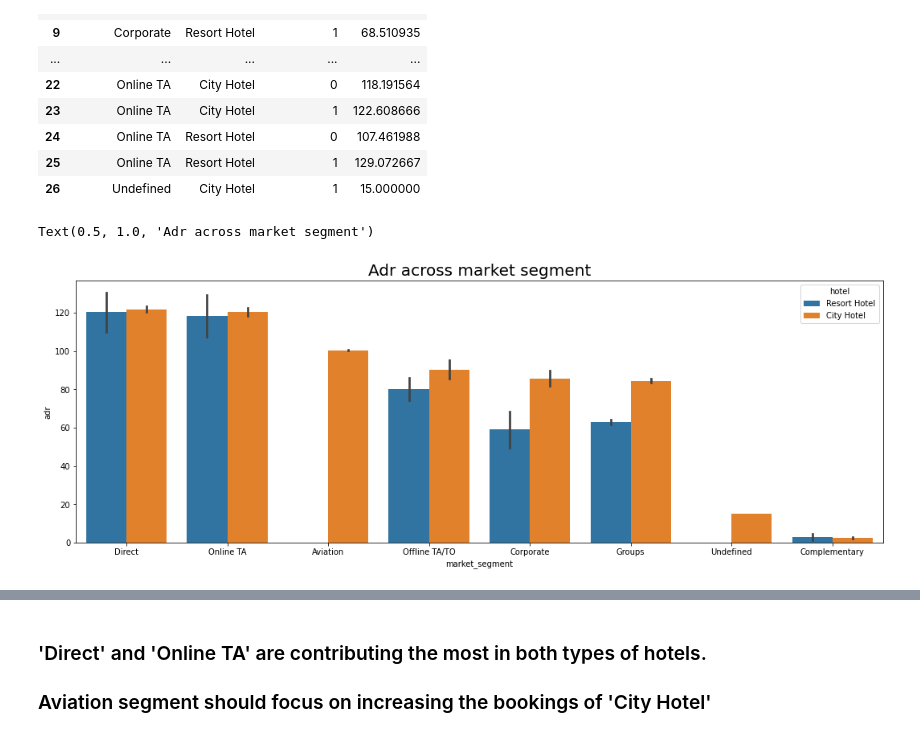
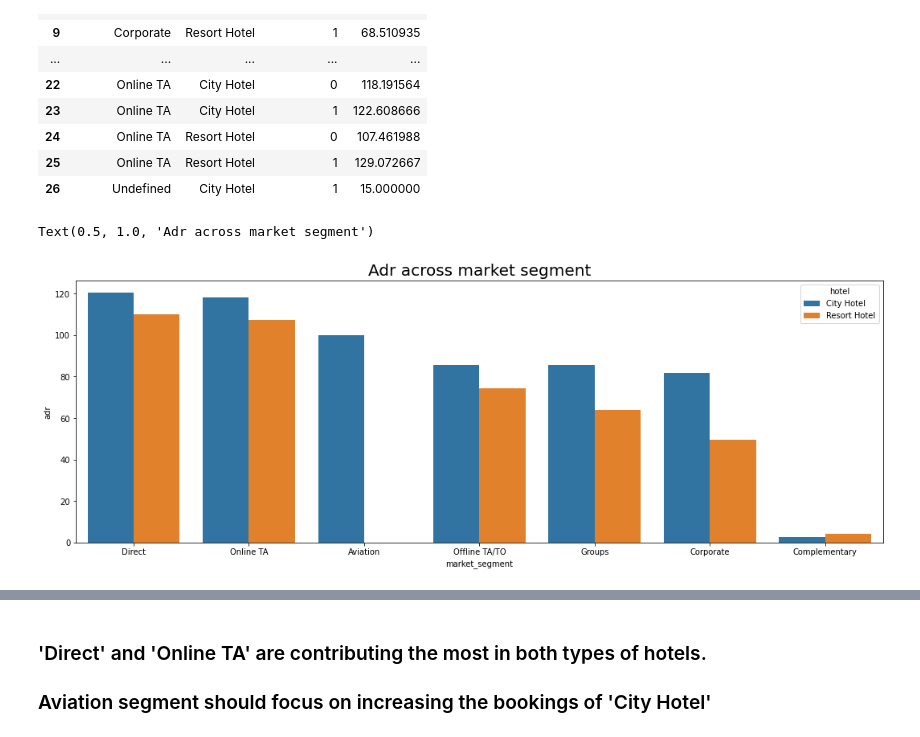
Before and after one commit to neha-goyal55/EDA-Project, a Jupyter notebook: Copy_of_EDA_Hotel_booking_Q1.ipynb, the cells around one changed output, grey strips where cells are left out. Cells and saved outputs as stored; diff of their text form; code cells hidden in the pictures.

```diff
--- a/Copy_of_EDA_Hotel_booking_Q1.ipynb
+++ b/Copy_of_EDA_Hotel_booking_Q1.ipynb
@@ -784,12 +744,12 @@ Grupby
 | 25 | Online TA | Resort Hotel | 1 | 129.072667 |
 | 26 | Undefined | City Hotel | 1 | 15.000000 |
 # %%
-Grupby=df.groupby(['market_segment','hotel','is_canceled'])['adr'].mean().reset_index()   # group by
+Grupby=df[df['is_canceled']==0].groupby(['market_segment','hotel'])['adr'].mean().reset_index()   # group by
 
 # set plot size and plto barchart
 plt.figure(figsize=(18,6))
 sns.barplot(x='market_segment',y='adr',hue='hotel',data=Grupby.sort_values(by='adr',ascending=False))
 plt.title('Adr across market segment',fontsize=20)
 # %% [output]
 Text(0.5, 1.0, 'Adr across market segment')
-[figure, old version]
+[figure, new version]
```
Also changed, not shown: parts of 13 cells of this notebook.
